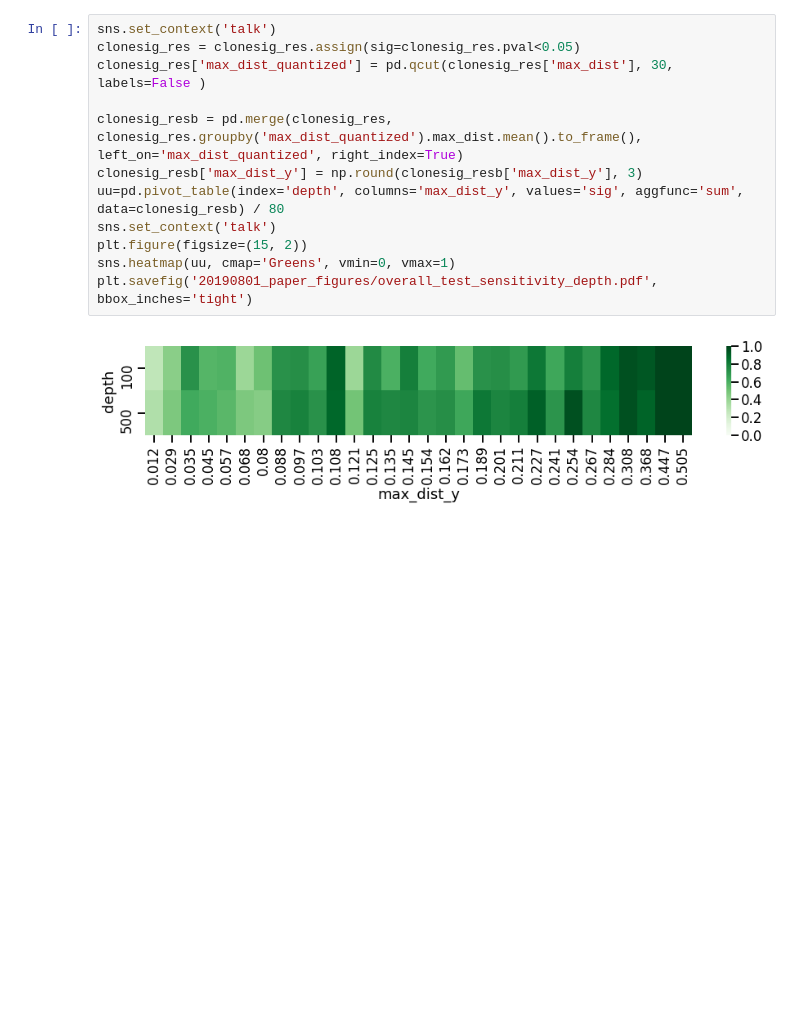
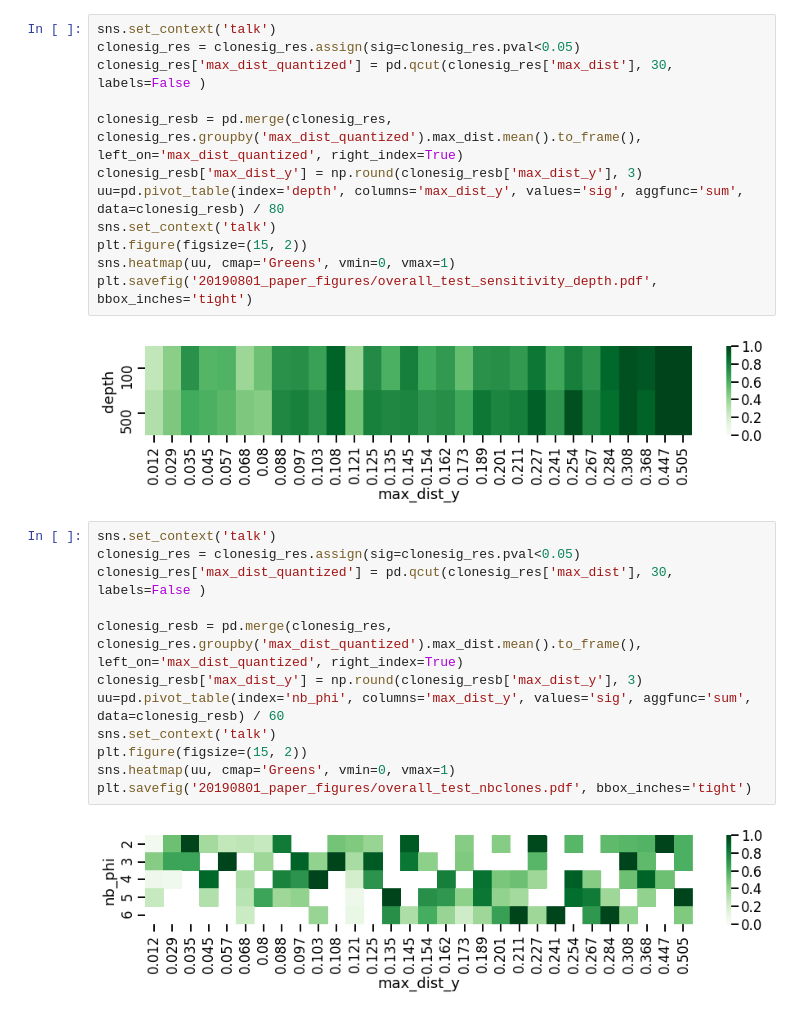
Before and after one commit to judithabk6/Clonesig_analysis, a Jupyter notebook: paper_notebooks/sensitivity_eval_test.ipynb, the cells around one changed output. Cells and saved outputs as stored; diff of their text form; blank space fills up the shorter version.

```diff
--- a/paper_notebooks/sensitivity_eval_test.ipynb
+++ b/paper_notebooks/sensitivity_eval_test.ipynb
@@ -141,3 +141,17 @@ sns.heatmap(uu, cmap='Greens', vmin=0, vmax=1)
 plt.savefig('20190801_paper_figures/overall_test_sensitivity_depth.pdf', bbox_inches='tight')
 # %% [output]
 [figure]
+# %%
+sns.set_context('talk')
+clonesig_res = clonesig_res.assign(sig=clonesig_res.pval<0.05)
+clonesig_res['max_dist_quantized'] = pd.qcut(clonesig_res['max_dist'], 30, labels=False )
+
+clonesig_resb = pd.merge(clonesig_res, clonesig_res.groupby('max_dist_quantized').max_dist.mean().to_frame(), left_on='max_dist_quantized', right_index=True)
+clonesig_resb['max_dist_y'] = np.round(clonesig_resb['max_dist_y'], 3)
+uu=pd.pivot_table(index='nb_phi', columns='max_dist_y', values='sig', aggfunc='sum', data=clonesig_resb) / 60
+sns.set_context('talk')
+plt.figure(figsize=(15, 2))
+sns.heatmap(uu, cmap='Greens', vmin=0, vmax=1)
+plt.savefig('20190801_paper_figures/overall_test_nbclones.pdf', bbox_inches='tight')
+# %% [output]
+[figure, added]
```
Also changed, not shown: parts of 2 cells of this notebook, 58 other files.
